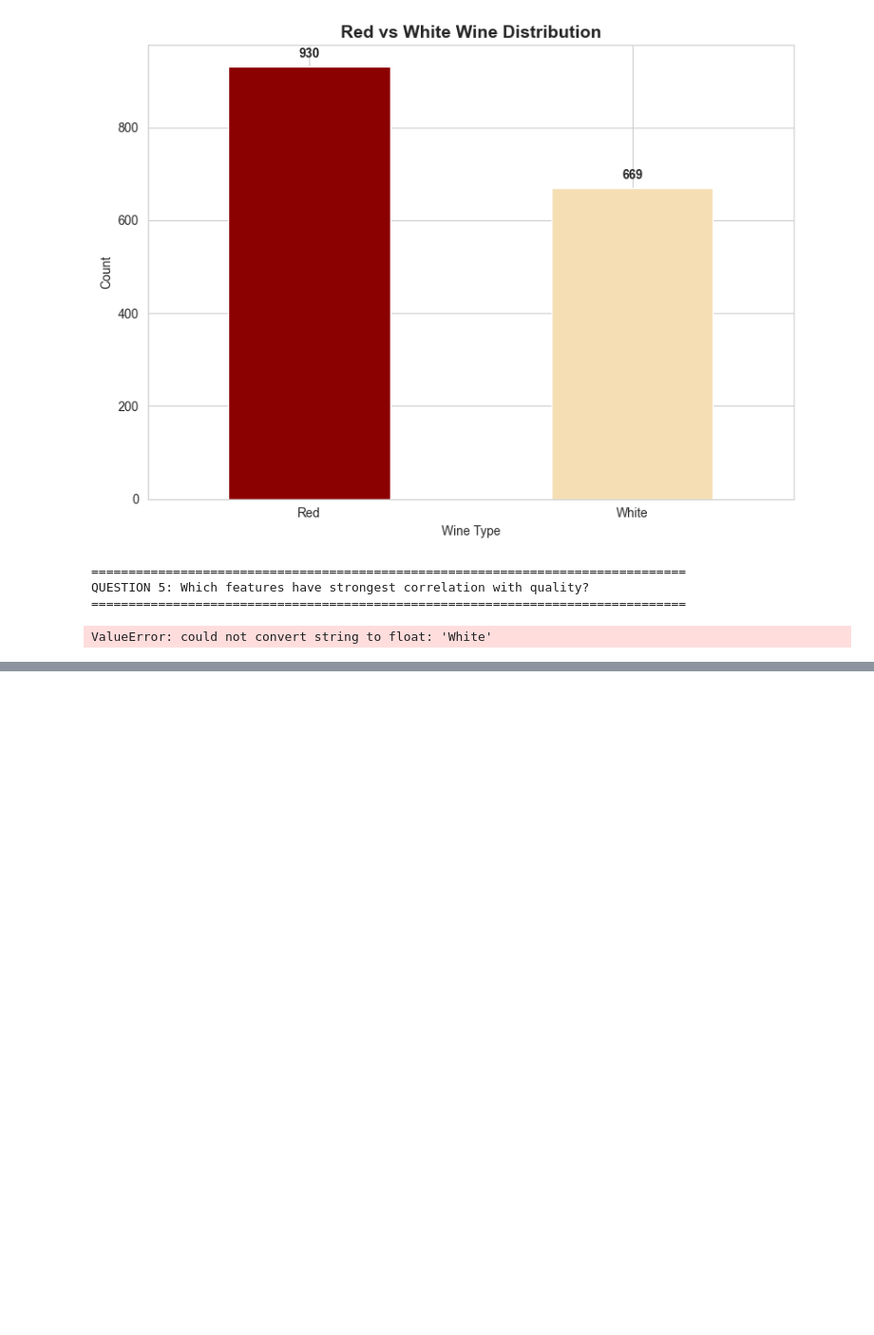
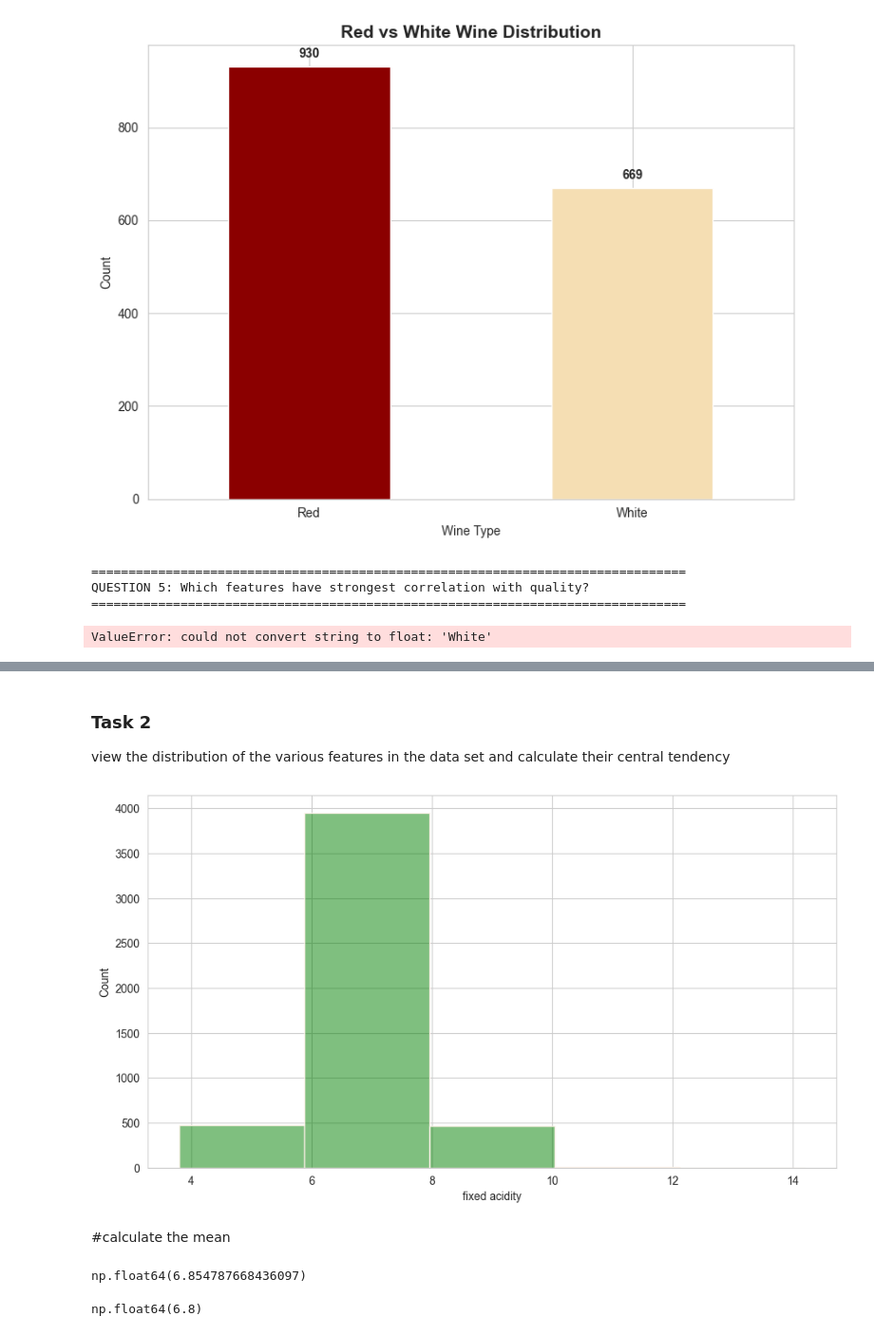
Before and after one commit to Subodhoraw/Central-tendency-case-report, a Jupyter notebook: winequality.ipynb, the cells around one changed output, grey strips where cells are left out. Shown: that part at 95% size. Cells and saved outputs as stored; diff of their text form; code cells hidden in the pictures; blank space fills up the shorter version.

```diff
--- a/winequality.ipynb
+++ b/winequality.ipynb
@@ -545,3 +545,10 @@ Name: count, dtype: float64
 QUESTION 5: Which features have strongest correlation with quality?
 ================================================================================
 ValueError: could not convert string to float: 'White'
+# %%
+import pandas as pd
+import numpy as np
+import seaborn as sns
+import  matplotlib.pyplot as plt
+
+data = pd.read_csv('Wine Quality Dataset.csv')
@@ -547,0 +613,22 @@ ValueError: could not convert string to float: 'White'
+# %% [markdown]
+### Task 2
+view the distribution of the various features in the data set and calculate their central tendency
+# %%
+# Create a histogram of the "Fixed acidity" feature
+plt.figure(figsize = (11,6))
+sns.histplot(data = data, x = 'fixed acidity', color = 'green',
+            edgecolor ='linen',alpha = 0.5, bins = 5 )
+plt.savefig('fixed acidity.svg')
+# %% [output]
+[figure, added]
+# %% [markdown]
+#calculate the mean
+# %%
+data['fixed acidity'].mean()
+# %% [output]
+np.float64(6.854787668436097)
+# %%
+#calculate the median.
+data['fixed acidity'].median()
+# %% [output]
+np.float64(6.8)
```
Also changed, not shown: parts of 9 cells of this notebook.
